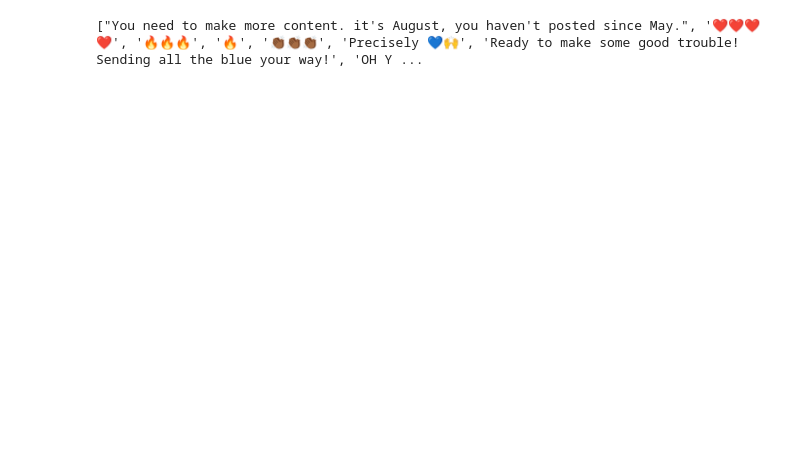
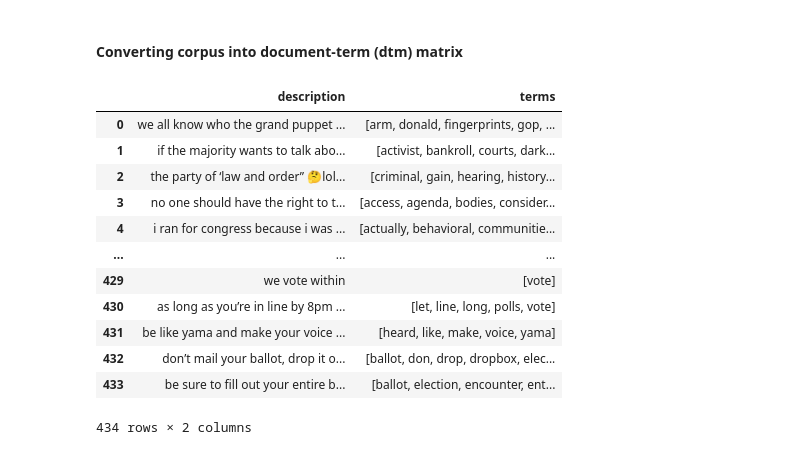
Before and after one commit to tsrogers9/CS315-proj3-group2, a Jupyter notebook: 2-analysis/topic_modeling.ipynb, the cells around one changed output. Saved outputs shown, nothing was run; the diff lists cells and outputs as text; code cells hidden in the pictures; blank space fills up the shorter version.

Commit message:
create topics for female and male politicians & attempt initial grid search

```diff
--- a/2-analysis/topic_modeling.ipynb
+++ b/2-analysis/topic_modeling.ipynb
@@ -36,4 +62,2 @@ print(get_comment_description("F")[0]) #index 0 gives descriptions, index 1 give
-# %%
-print(get_comment_description("F")[1])
-# %% [output]
-["You need to make more content. it's August, you haven't posted since May.", '❤️❤️❤️❤️', '🔥🔥🔥', '🔥', '👏🏾👏🏾👏🏾', 'Precisely 💙🙌', 'Ready to make some good trouble! Sending all the blue your way!', 'OH Y ...
+# %% [markdown]
+#### Converting corpus into document-term (dtm) matrix
@@ -39,0 +66,48 @@ print(get_comment_description("F")[1])
+# %%
+def to_dtm(words):
+    vectorizer = CountVectorizer(  #initialize vectorizer
+        strip_accents='unicode',
+        stop_words='english',
+        lowercase=True,
+        token_pattern=r'\b[a-zA-Z]{3,}\b') # we want only words that contain letters and are 3 or more characters long
+
+    # Transform our data into the document-term matrix
+    dtm = vectorizer.fit_transform(words)
+    feature_names = vectorizer.get_feature_names_out()
+    return dtm, feature_names
+
+dtm_F = to_dtm(df_F["description"])
+dtm_M = to_dtm(df_M["description"])
+# %%
+def matrix2Doc(dtMatrix, features, index):
+    """Turns each row of the document-term matrix into a list of terms"""
+    row = dtMatrix.getrow(index).toarray()
+    non_zero_indices = row.nonzero()[1]
+    words = [features[idx] for idx in non_zero_indices]
+    return words
+
+def convert_to_word(df):
+    dtm = to_dtm(df["description"])[0]
+    feature_names = to_dtm(df["description"])[1]
+    allDocsAsTerms = [matrix2Doc(dtm, feature_names, i) for i in range(dtm.shape[0])]
+    return allDocsAsTerms
+
+pd.set_option("display.max_colwidth",1000)
+df_F["terms"] = convert_to_word(df_F)
+df_M["terms"] = convert_to_word(df_M)
+# %%
+df_F # video descriptions of female politicians
+# %% [output]
+|  | description | terms |
+| 0 | we all know who the grand puppet ... | [arm, donald, fingerprints, gop, ... |
+| 1 | if the majority wants to talk abo... | [activist, bankroll, courts, dark... |
+| 2 | the party of ‘law and order” 🤔lol... | [criminal, gain, hearing, history... |
+| 3 | no one should have the right to t... | [access, agenda, bodies, consider... |
+| 4 | i ran for congress because i was ... | [actually, behavioral, communitie... |
+| ... | ... | ... |
+| 429 | we vote within | [vote] |
+| 430 | as long as you’re in line by 8pm ... | [let, line, long, polls, vote] |
+| 431 | be like yama and make your voice ... | [heard, like, make, voice, yama] |
+| 432 | don’t mail your ballot, drop it o... | [ballot, don, drop, dropbox, elec... |
+| 433 | be sure to fill out your entire b... | [ballot, election, encounter, ent... |
+434 rows × 2 columns
```
Also changed, not shown: parts of 20 cells of this notebook.
